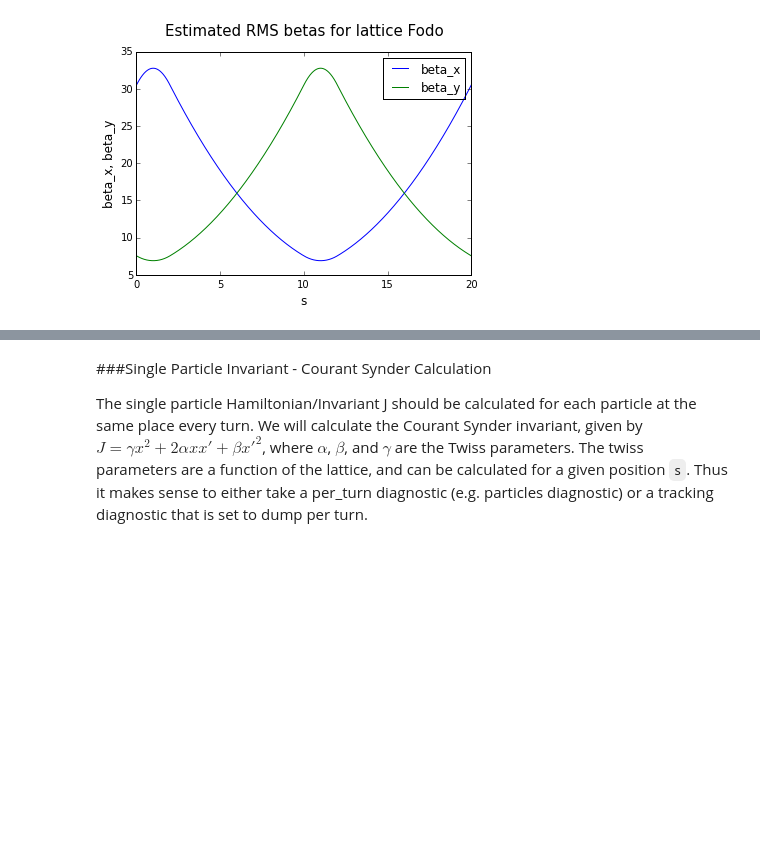
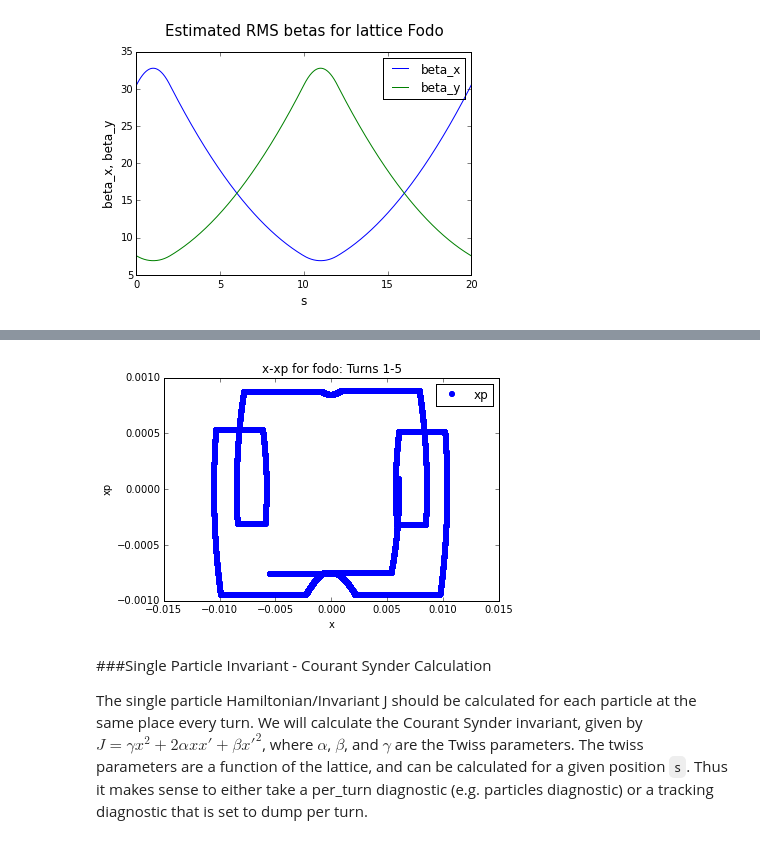
Before and after one commit to lynch829/beamsim, a Jupyter notebook: synergia/notebooks/Synergia_single_particle_diagnostics.ipynb, the cells around one changed output, grey strips where cells are left out. Cells and saved outputs as stored; diff of their text form; code cells hidden in the pictures; blank space fills up the shorter version.

```diff
--- a/synergia/notebooks/Synergia_single_particle_diagnostics.ipynb
+++ b/synergia/notebooks/Synergia_single_particle_diagnostics.ipynb
@@ -192,13 +197,15 @@ plotbeam.plot_beam(popts)
 # %%
 from base_diagnostics import poincare
 
-fn = 'fodo_output/turn_track.h5'
+fn = 'track.h5'
 numE = opts.steps_per_element*len(lattice.get_elements())
 lname = lattice.get_name()
 save=False
 start=0
-end=20
-#poincare.poincarePlot(fn,'x','xp',numE,lname,start,end,save)
+end=5
+poincare.poincarePlot(fn,'x','xp',numE,lname,start,end,save)
+# %% [output]
+[figure, added]
 # %%
 from base_diagnostics import poincare
 numE = opts.steps_per_element*len(lattice.get_elements())
```
Also changed, not shown: parts of 8 cells of this notebook.
